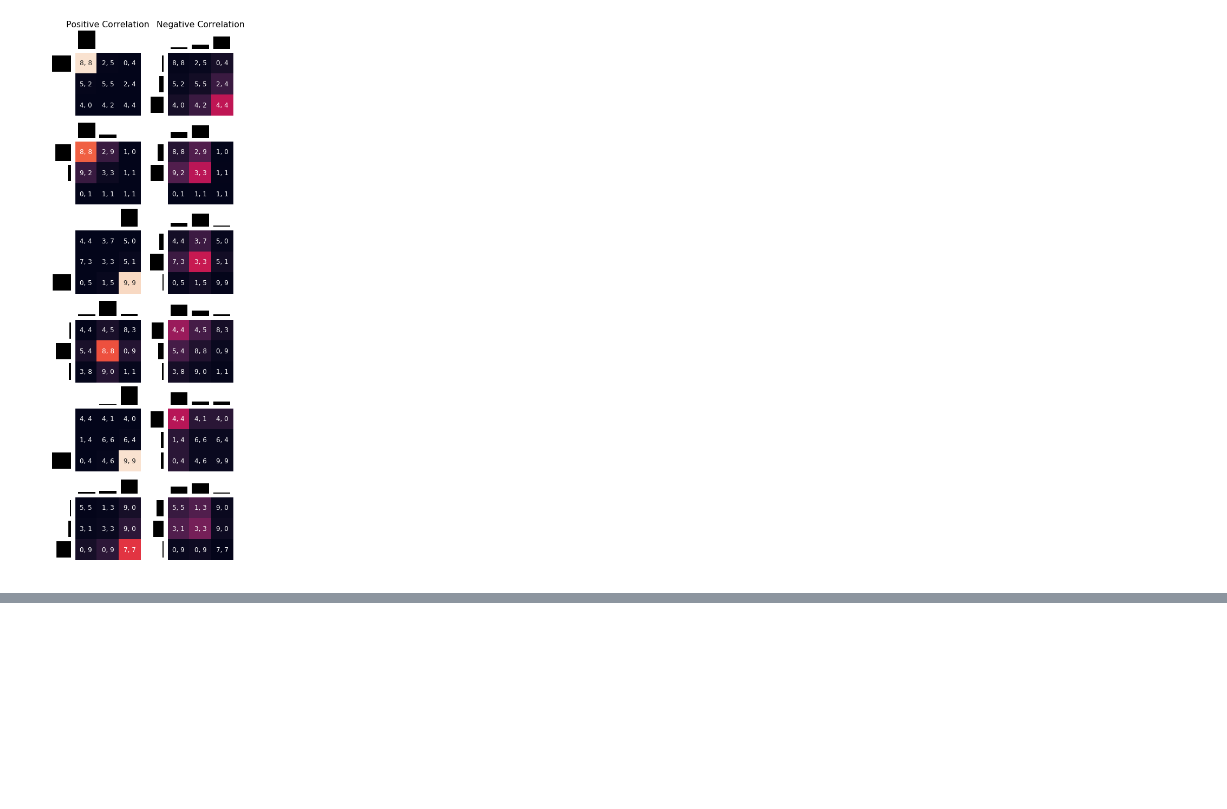
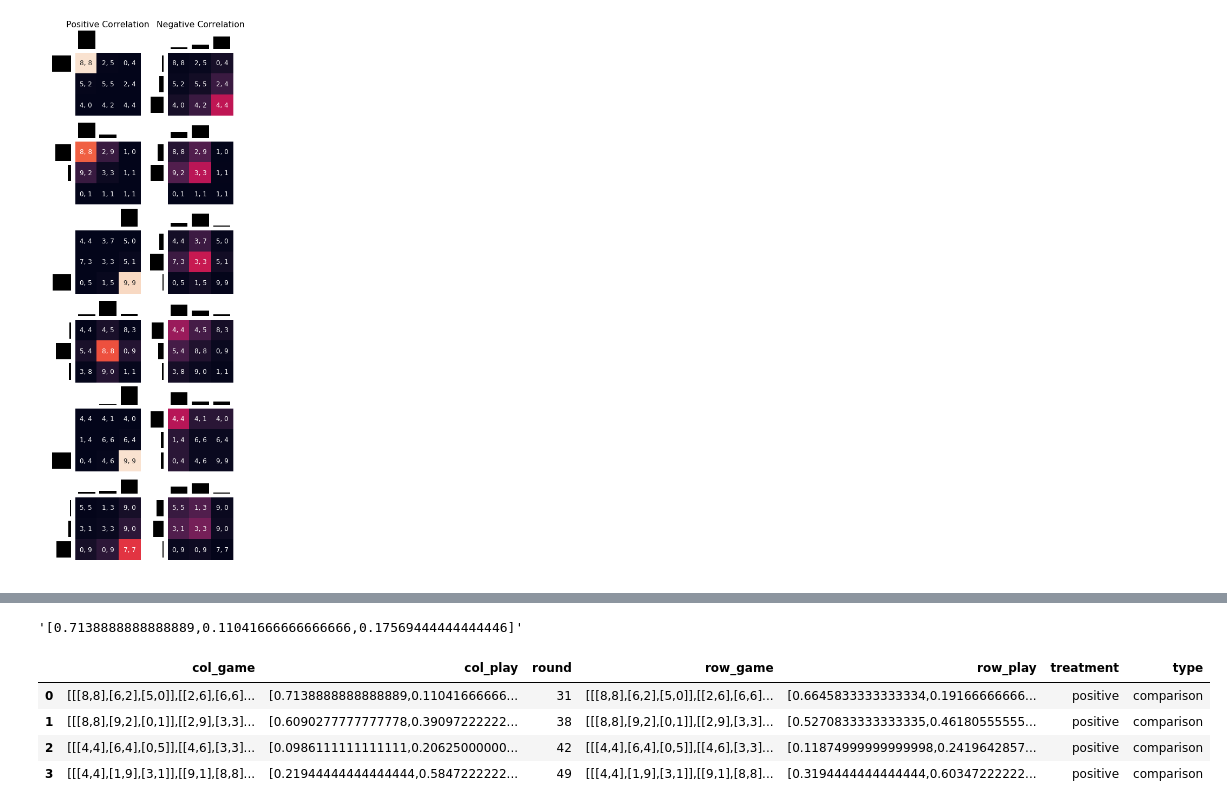
Before and after one commit to fredcallaway/initial-play, a Jupyter notebook: plot_games.ipynb, the cells around one changed output, grey strips where cells are left out. Cells and saved outputs as stored; diff of their text form; code cells hidden in the pictures; blank space fills up the shorter version.

```diff
--- a/plot_games.ipynb
+++ b/plot_games.ipynb
@@ -89,0 +108,12 @@ plt.savefig('figs/comparison_games.pdf', bbox_inches='tight')
+# %%
+positive["col_play"].iloc[0]
+# %% [output]
+'[0.7138888888888889,0.11041666666666666,0.17569444444444446]'
+# %%
+pd.read_csv('results/pos_to_plot.csv')
+# %% [output]
+|  | col_game | col_play | round | row_game | row_play | treatment | type |
+| 0 | [[[8,8],[6,2],[5,0]],[[2,6],[6,6]... | [0.7138888888888889,0.11041666666... | 31 | [[[8,8],[6,2],[5,0]],[[2,6],[6,6]... | [0.6645833333333334,0.19166666666... | positive | comparison |
+| 1 | [[[8,8],[9,2],[0,1]],[[2,9],[3,3]... | [0.6090277777777778,0.39097222222... | 38 | [[[8,8],[9,2],[0,1]],[[2,9],[3,3]... | [0.5270833333333335,0.46180555555... | positive | comparison |
+| 2 | [[[4,4],[6,4],[0,5]],[[4,6],[3,3]... | [0.0986111111111111,0.20625000000... | 42 | [[[4,4],[6,4],[0,5]],[[4,6],[3,3]... | [0.11874999999999998,0.2419642857... | positive | comparison |
+| 3 | [[[4,4],[1,9],[3,1]],[[9,1],[8,8]... | [0.21944444444444444,0.5847222222... | 49 | [[[4,4],[1,9],[3,1]],[[9,1],[8,8]... | [0.3194444444444444,0.60347222222... | positive | comparison |
```
Also changed, not shown: parts of 6 cells of this notebook, 35 other files.
